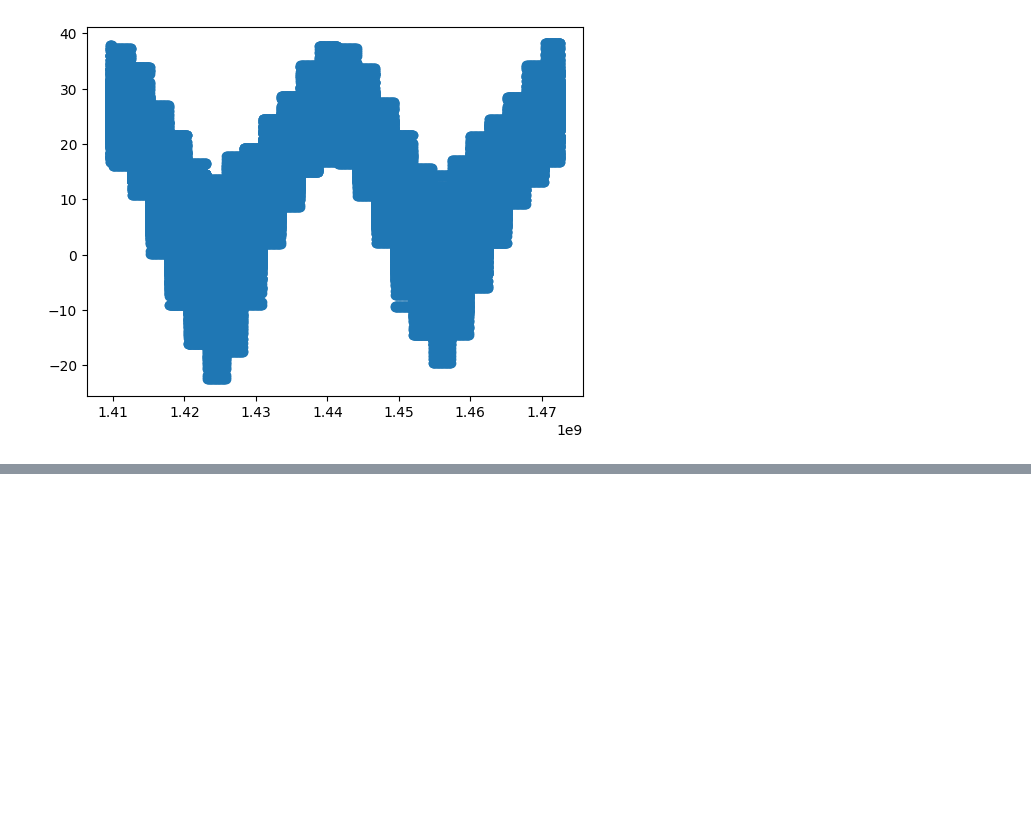
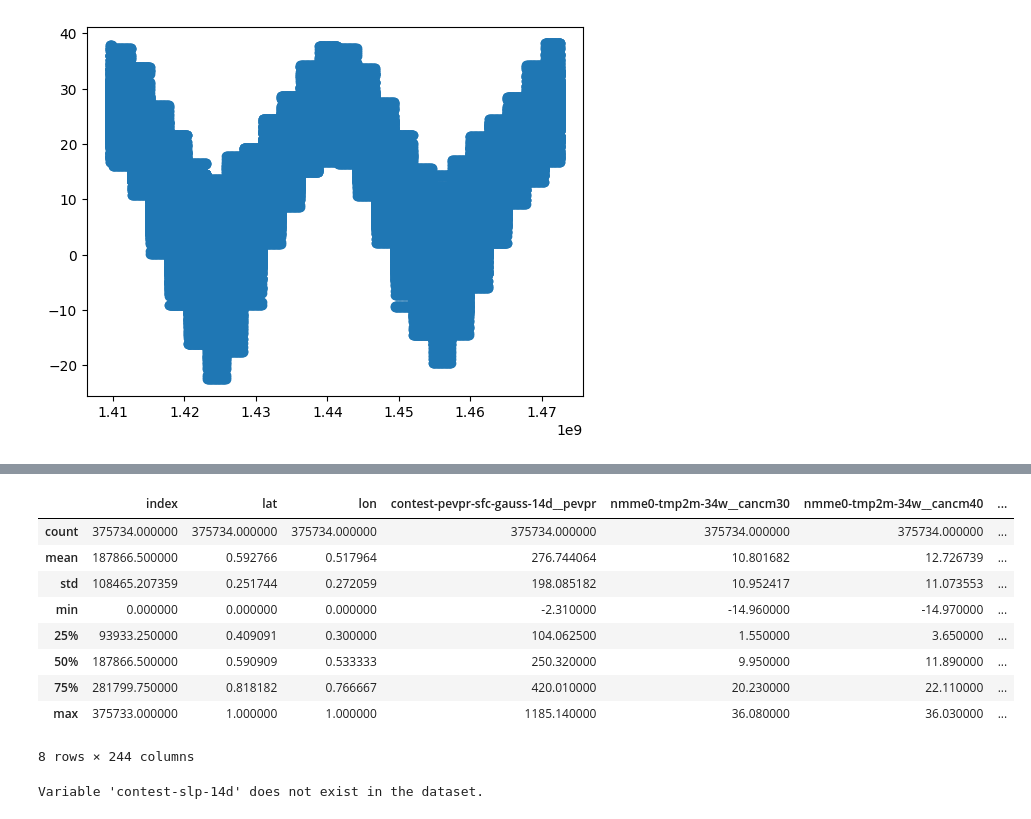
Before and after one commit to SMares1/MSAAI-530-Final-Project, a Jupyter notebook: test_model.ipynb, the cells around one changed output, grey strips where cells are left out. Drawn from its saved outputs; the diff is of its cells as text; code cells hidden in the pictures; blank space fills up the shorter version.

```diff
--- a/test_model.ipynb
+++ b/test_model.ipynb
@@ -315,0 +316,20 @@ plt.show()
+# %%
+train_df.describe()
+# %% [output]
+|  | index | lat | lon | contest-pevpr-sfc-gauss-14d__pevpr | nmme0-tmp2m-34w__cancm30 | nmme0-tmp2m-34w__cancm40 | ... |
+| count | 375734.000000 | 375734.000000 | 375734.000000 | 375734.000000 | 375734.000000 | 375734.000000 | ... |
+| mean | 187866.500000 | 0.592766 | 0.517964 | 276.744064 | 10.801682 | 12.726739 | ... |
+| std | 108465.207359 | 0.251744 | 0.272059 | 198.085182 | 10.952417 | 11.073553 | ... |
+| min | 0.000000 | 0.000000 | 0.000000 | -2.310000 | -14.960000 | -14.970000 | ... |
+| 25% | 93933.250000 | 0.409091 | 0.300000 | 104.062500 | 1.550000 | 3.650000 | ... |
+| 50% | 187866.500000 | 0.590909 | 0.533333 | 250.320000 | 9.950000 | 11.890000 | ... |
+| 75% | 281799.750000 | 0.818182 | 0.766667 | 420.010000 | 20.230000 | 22.110000 | ... |
+| max | 375733.000000 | 1.000000 | 1.000000 | 1185.140000 | 36.080000 | 36.030000 | ... |
+8 rows × 244 columns
+# %%
+if 'contest-slp-14d' in train_df.columns:
+    print("Variable 'contest-slp-14d' exists in the dataset.")
+else:
+    print("Variable 'contest-slp-14d' does not exist in the dataset.")
+# %% [output]
+Variable 'contest-slp-14d' does not exist in the dataset.
```
Also changed, not shown: parts of 6 cells of this notebook, 2 other files.
